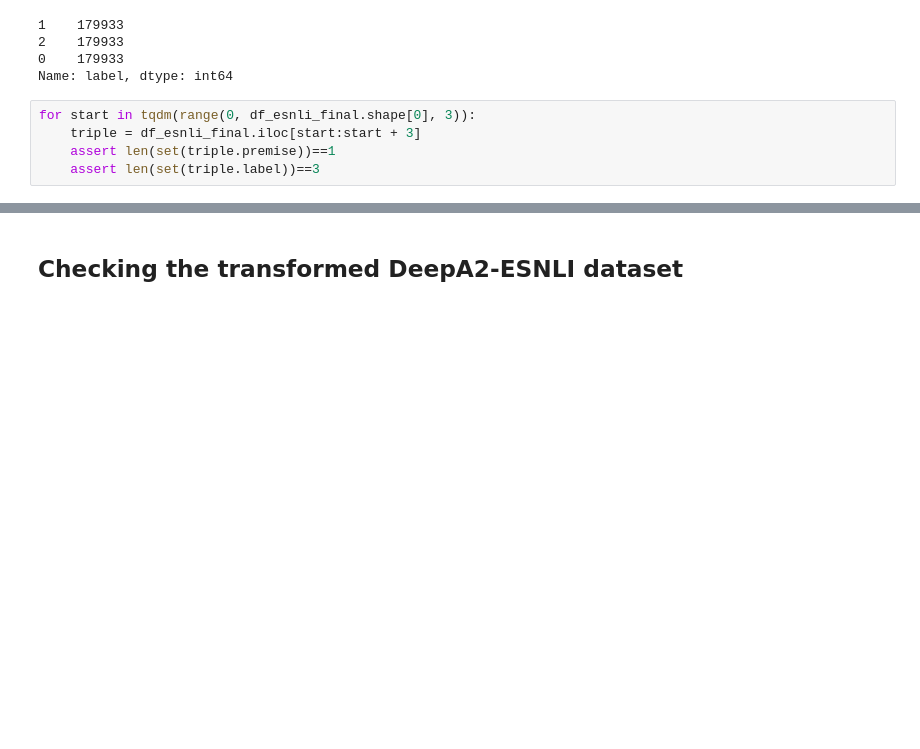
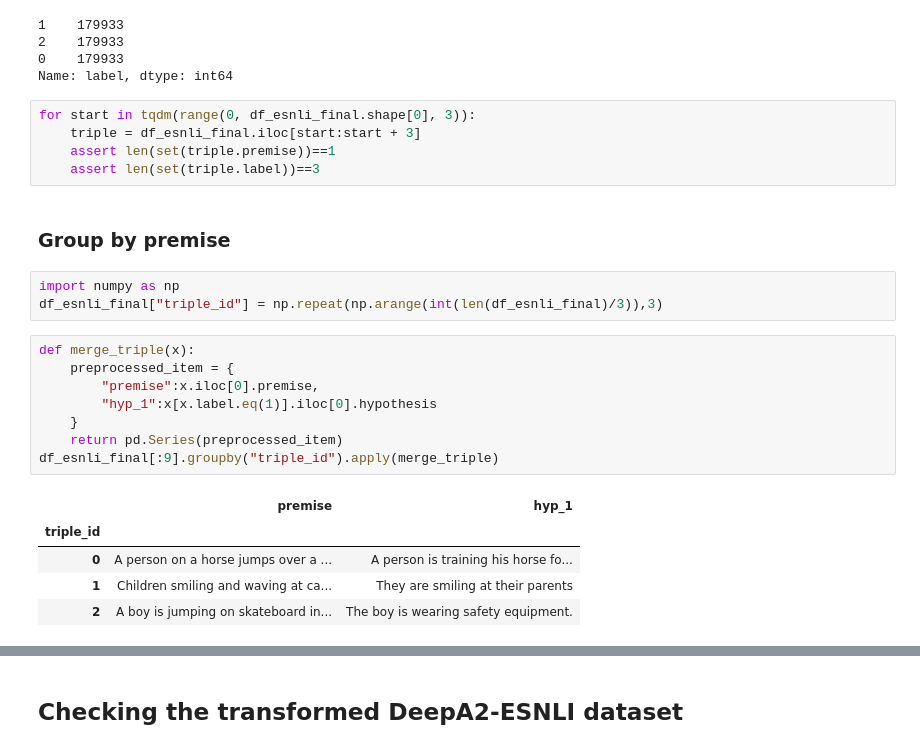
Before and after one commit to debatelab/deepa2, a Jupyter notebook: notebooks/01-inspect_esnli.ipynb, the cells around one changed output, grey strips where cells are left out. Saved outputs shown, nothing was run; the diff lists cells and outputs as text; blank space fills up the shorter version.

```diff
--- a/notebooks/01-inspect_esnli.ipynb
+++ b/notebooks/01-inspect_esnli.ipynb
@@ -309,3 +309,22 @@ for start in tqdm(range(0, df_esnli_final.shape[0], 3)):
     triple = df_esnli_final.iloc[start:start + 3]
     assert len(set(triple.premise))==1
     assert len(set(triple.label))==3
+# %% [markdown]
+### Group by premise
+# %%
+import numpy as np
+df_esnli_final["triple_id"] = np.repeat(np.arange(int(len(df_esnli_final)/3)),3)
+# %%
+def merge_triple(x):
+    preprocessed_item = {
+        "premise":x.iloc[0].premise,
+        "hyp_1":x[x.label.eq(1)].iloc[0].hypothesis
+    }
+    return pd.Series(preprocessed_item)
+df_esnli_final[:9].groupby("triple_id").apply(merge_triple)
+# %% [output]
+|  | premise | hyp_1 |
+| triple_id |  |  |
+| 0 | A person on a horse jumps over a ... | A person is training his horse fo... |
+| 1 | Children smiling and waving at ca... | They are smiling at their parents |
+| 2 | A boy is jumping on skateboard in... | The boy is wearing safety equipment. |
```
Also changed, not shown: parts of 1 cell of this notebook, 4 other files.
